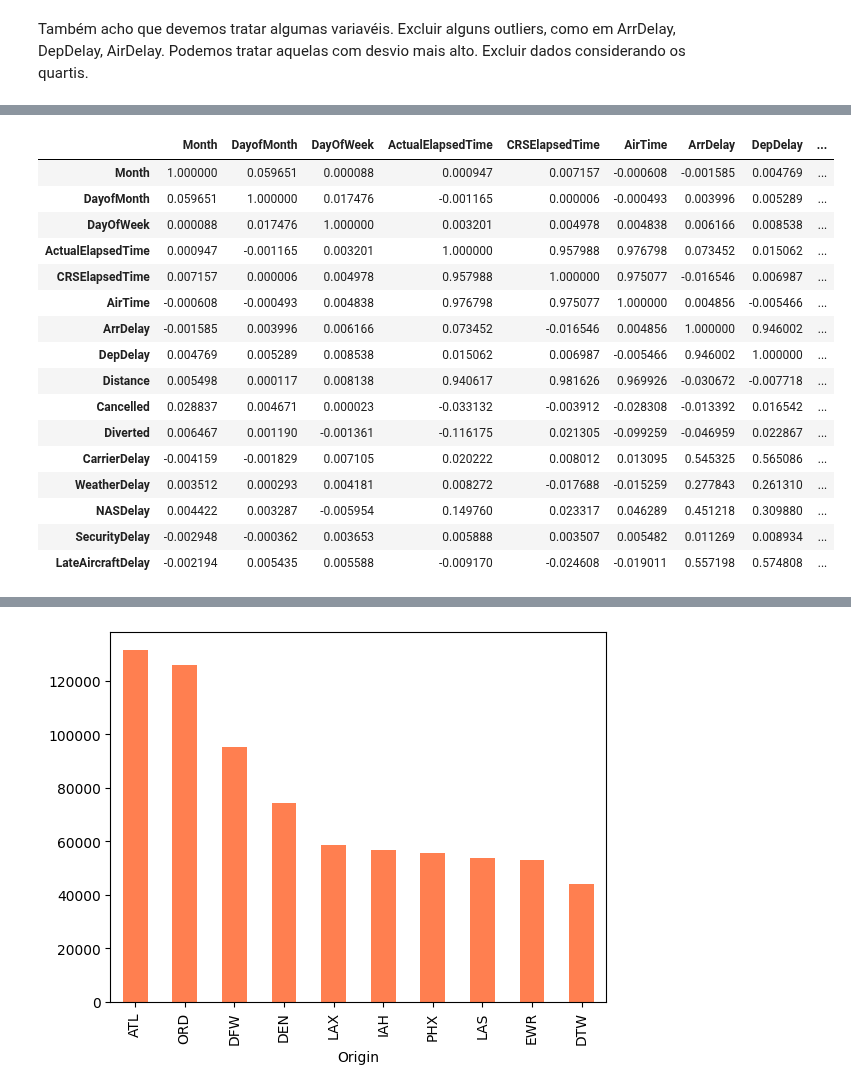
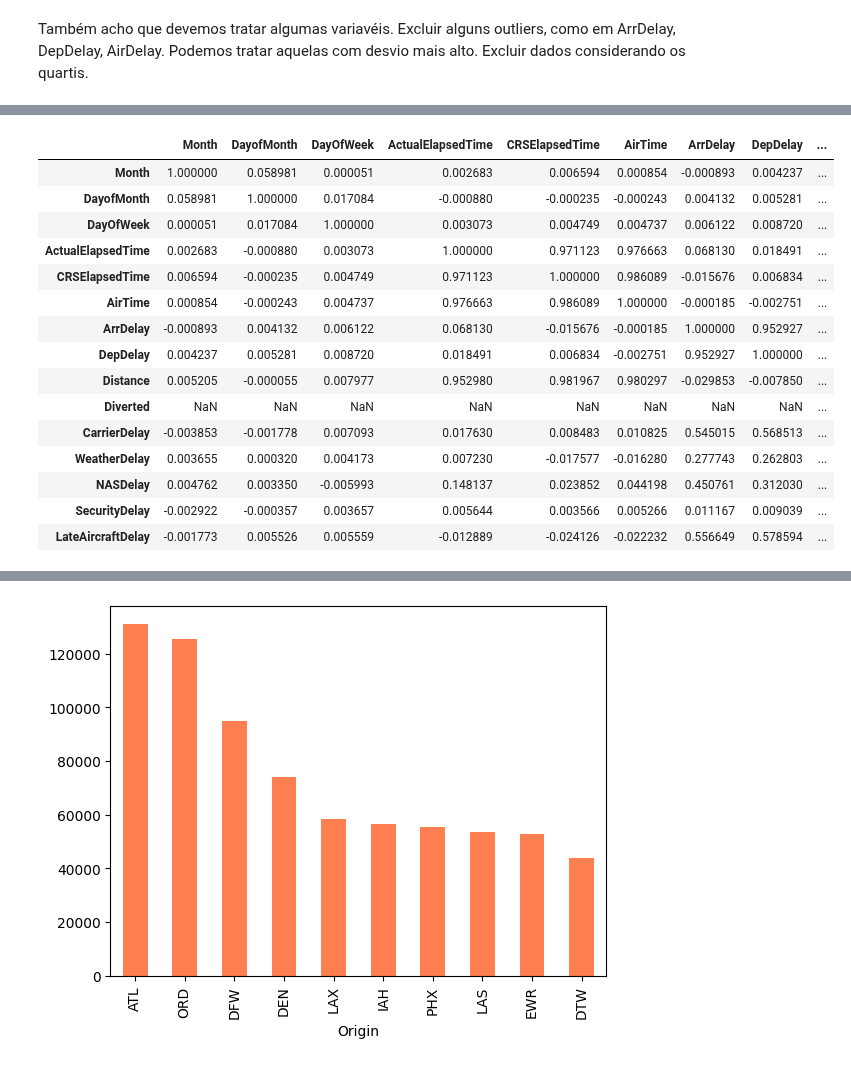
Before and after one commit to AdrielyZBoller/Projeto_Mod05_Ada_VemSerTech, a Jupyter notebook: projeto.ipynb, the cells around one changed output, grey strips where cells are left out. Saved outputs shown, nothing was run; the diff lists cells and outputs as text; code cells hidden in the pictures.

```diff
--- a/projeto.ipynb
+++ b/projeto.ipynb
@@ -187,6 +186,8 @@ Valores Zerados ou são de voos cancelados ou são registros errados
 # %%
 # Filtrando voos não cancelados
 voos_n_cancelados = df[df['Cancelled']==0]
+# como já foi retirado os cancelados, não precisa manter a coluna de cancelados e seus motivos
+voos_n_cancelados.drop(['Cancelled','CancellationCode'],axis=1, inplace=True)
 # %%
 print('Verificando se há valores de tempo zerados ou negativos')
 print('ActualElapsedTime',len(voos_n_cancelados[voos_n_cancelados['ActualElapsedTime']<=0]['ActualElapsedTime']))
@@ -217,5 +218,5 @@ Voos que não sofreram atrasos são caracterizados por valores nulos nas colunas
 
 Já os voos desviados são aqueles que foram parcialmente cancelados, indicando que o voo não seguiu até o destino originalmente planejado. Nesse caso, métricas como tempo de voo e tempo no ar podem não ser aplicáveis, pois o voo não foi concluído conforme o planejado, e, portanto, também serão substituídas por 0.
 # %%
-df.fillna(0, inplace=True)
+voos_n_cancelados.fillna(0, inplace=True)
 # %%
@@ -404,24 +386,23 @@ plt.show()
 # %%
-df_num = df.select_dtypes(include=['int64', 'float64'])
+df_num = voos_n_cancelados.select_dtypes(include=['int64', 'float64'])
 df_num.corr()
 # %% [output]
 |  | Month | DayofMonth | DayOfWeek | ActualElapsedTime | CRSElapsedTime | AirTime | ArrDelay | DepDelay | ... |
-| Month | 1.000000 | 0.059651 | 0.000088 | 0.000947 | 0.007157 | -0.000608 | -0.001585 | 0.004769 | ... |
-| DayofMonth | 0.059651 | 1.000000 | 0.017476 | -0.001165 | 0.000006 | -0.000493 | 0.003996 | 0.005289 | ... |
-| DayOfWeek | 0.000088 | 0.017476 | 1.000000 | 0.003201 | 0.004978 | 0.004838 | 0.006166 | 0.008538 | ... |
-| ActualElapsedTime | 0.000947 | -0.001165 | 0.003201 | 1.000000 | 0.957988 | 0.976798 | 0.073452 | 0.015062 | ... |
-| CRSElapsedTime | 0.007157 | 0.000006 | 0.004978 | 0.957988 | 1.000000 | 0.975077 | -0.016546 | 0.006987 | ... |
-| AirTime | -0.000608 | -0.000493 | 0.004838 | 0.976798 | 0.975077 | 1.000000 | 0.004856 | -0.005466 | ... |
-| ArrDelay | -0.001585 | 0.003996 | 0.006166 | 0.073452 | -0.016546 | 0.004856 | 1.000000 | 0.946002 | ... |
-| DepDelay | 0.004769 | 0.005289 | 0.008538 | 0.015062 | 0.006987 | -0.005466 | 0.946002 | 1.000000 | ... |
-| Distance | 0.005498 | 0.000117 | 0.008138 | 0.940617 | 0.981626 | 0.969926 | -0.030672 | -0.007718 | ... |
-| Cancelled | 0.028837 | 0.004671 | 0.000023 | -0.033132 | -0.003912 | -0.028308 | -0.013392 | 0.016542 | ... |
-| Diverted | 0.006467 | 0.001190 | -0.001361 | -0.116175 | 0.021305 | -0.099259 | -0.046959 | 0.022867 | ... |
-| CarrierDelay | -0.004159 | -0.001829 | 0.007105 | 0.020222 | 0.008012 | 0.013095 | 0.545325 | 0.565086 | ... |
-| WeatherDelay | 0.003512 | 0.000293 | 0.004181 | 0.008272 | -0.017688 | -0.015259 | 0.277843 | 0.261310 | ... |
-| NASDelay | 0.004422 | 0.003287 | -0.005954 | 0.149760 | 0.023317 | 0.046289 | 0.451218 | 0.309880 | ... |
-| SecurityDelay | -0.002948 | -0.000362 | 0.003653 | 0.005888 | 0.003507 | 0.005482 | 0.011269 | 0.008934 | ... |
-| LateAircraftDelay | -0.002194 | 0.005435 | 0.005588 | -0.009170 | -0.024608 | -0.019011 | 0.557198 | 0.574808 | ... |
+| Month | 1.000000 | 0.058981 | 0.000051 | 0.002683 | 0.006594 | 0.000854 | -0.000893 | 0.004237 | ... |
+| DayofMonth | 0.058981 | 1.000000 | 0.017084 | -0.000880 | -0.000235 | -0.000243 | 0.004132 | 0.005281 | ... |
+| DayOfWeek | 0.000051 | 0.017084 | 1.000000 | 0.003073 | 0.004749 | 0.004737 | 0.006122 | 0.008720 | ... |
+| ActualElapsedTime | 0.002683 | -0.000880 | 0.003073 | 1.000000 | 0.971123 | 0.976663 | 0.068130 | 0.018491 | ... |
+| CRSElapsedTime | 0.006594 | -0.000235 | 0.004749 | 0.971123 | 1.000000 | 0.986089 | -0.015676 | 0.006834 | ... |
+| AirTime | 0.000854 | -0.000243 | 0.004737 | 0.976663 | 0.986089 | 1.000000 | -0.000185 | -0.002751 | ... |
+| ArrDelay | -0.000893 | 0.004132 | 0.006122 | 0.068130 | -0.015676 | -0.000185 | 1.000000 | 0.952927 | ... |
+| DepDelay | 0.004237 | 0.005281 | 0.008720 | 0.018491 | 0.006834 | -0.002751 | 0.952927 | 1.000000 | ... |
+| Distance | 0.005205 | -0.000055 | 0.007977 | 0.952980 | 0.981967 | 0.980297 | -0.029853 | -0.007850 | ... |
+| Diverted | NaN | NaN | NaN | NaN | NaN | NaN | NaN | NaN | ... |
+| CarrierDelay | -0.003853 | -0.001778 | 0.007093 | 0.017630 | 0.008483 | 0.010825 | 0.545015 | 0.568513 | ... |
+| WeatherDelay | 0.003655 | 0.000320 | 0.004173 | 0.007230 | -0.017577 | -0.016280 | 0.277743 | 0.262803 | ... |
+| NASDelay | 0.004762 | 0.003350 | -0.005993 | 0.148137 | 0.023852 | 0.044198 | 0.450761 | 0.312030 | ... |
+| SecurityDelay | -0.002922 | -0.000357 | 0.003657 | 0.005644 | 0.003566 | 0.005266 | 0.011167 | 0.009039 | ... |
+| LateAircraftDelay | -0.001773 | 0.005526 | 0.005559 | -0.012889 | -0.024126 | -0.022232 | 0.556649 | 0.578594 | ... |
 # %%
 # Ajustando o tamanho do gráfico
 plt.figure(figsize=(15, 10))
```
Also changed, not shown: parts of 18 cells of this notebook.
